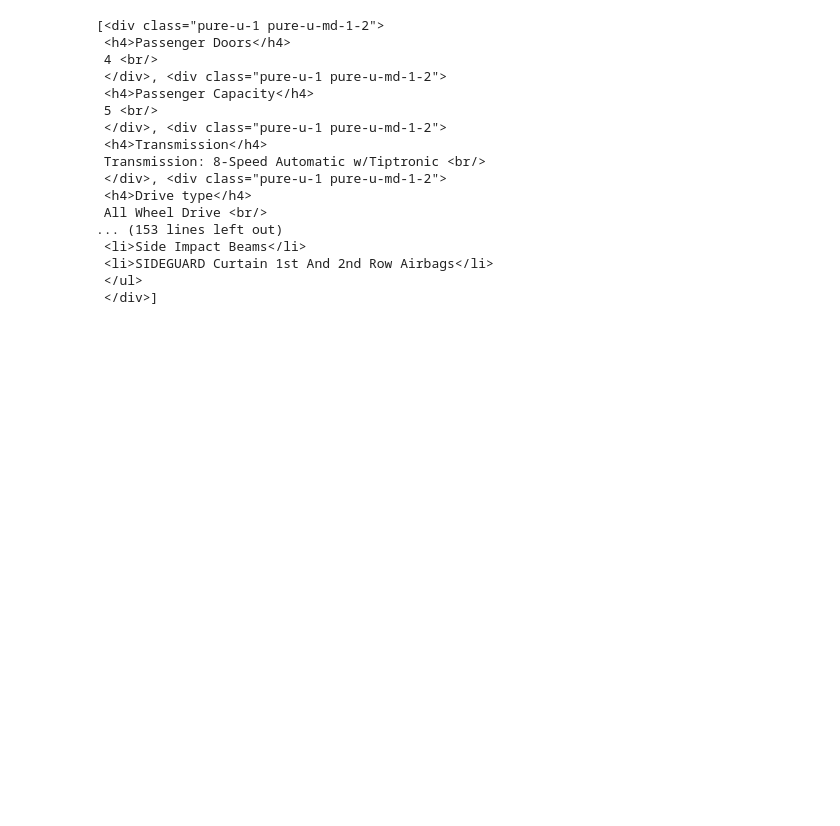
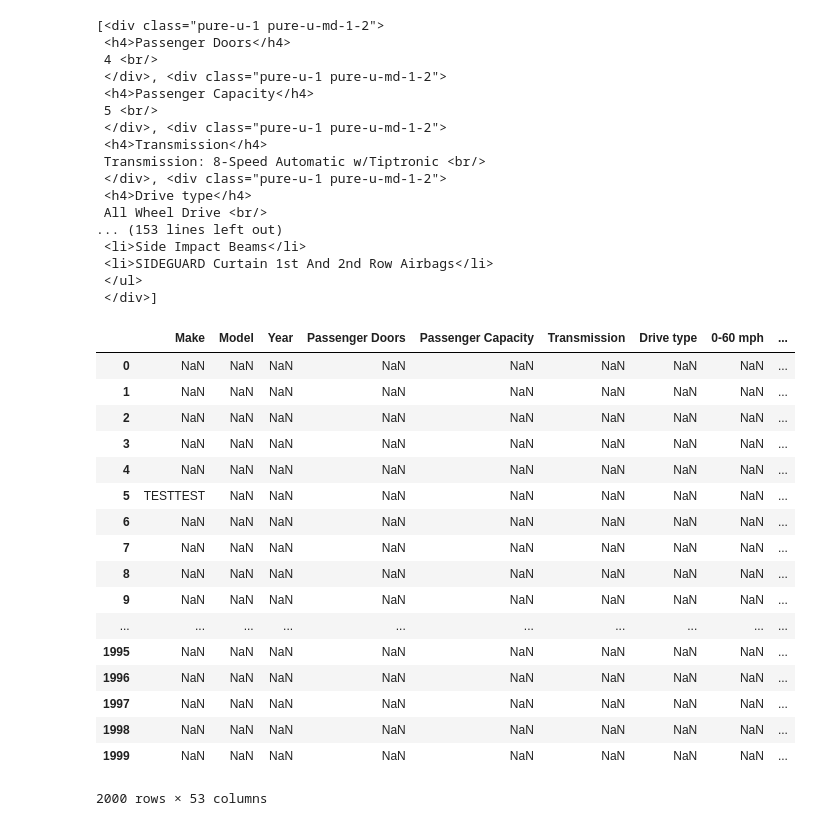
Before and after one commit to NicholasNikolov/2019-CarPriceModel, a Jupyter notebook: Web_Scraper.ipynb, the cells around one changed output. Saved outputs shown, nothing was run; the diff lists cells and outputs as text; code cells hidden in the pictures; blank space fills up the shorter version.

Commit message:
Data Writing Repaired

```diff
--- a/Web_Scraper.ipynb
+++ b/Web_Scraper.ipynb
@@ -256,3 +256,42 @@ BeautifulSoup(NewResponse.text,'html.parser').findAll(True,{'class':'pure-u-1 pu
  <li>SIDEGUARD Curtain 1st And 2nd Row Airbags</li>
  </ul>
  </div>]
+# %%
+# This assumes that all cars have the same variables
+link = 'https://www.carspecs.us/cars/2019/bmw/i8'
+NewResponse = requests.get(link)
+variables = []
+for i in range(50):
+    variables.append(BeautifulSoup(NewResponse.text,
+                                   'html.parser')
+                                    .findAll(True,{'class':'pure-u-1 pure-u-md-1-2'})[i]
+                                    .get_text().strip()
+                                    .split('\r\n')[0])
+variables.insert(0,'Make')
+variables.insert(1,'Model')
+variables.insert(2,'Year')
+CarData = pd.DataFrame(columns = variables,index=range(2000))
+
+
+
+CarData.loc[CarData.index[5], 'Make'] = "TESTTEST"
+CarData
+# %% [output]
+|  | Make | Model | Year | Passenger Doors | Passenger Capacity | Transmission | Drive type | 0-60 mph | ... |
+| 0 | NaN | NaN | NaN | NaN | NaN | NaN | NaN | NaN | ... |
+| 1 | NaN | NaN | NaN | NaN | NaN | NaN | NaN | NaN | ... |
+| 2 | NaN | NaN | NaN | NaN | NaN | NaN | NaN | NaN | ... |
+| 3 | NaN | NaN | NaN | NaN | NaN | NaN | NaN | NaN | ... |
+| 4 | NaN | NaN | NaN | NaN | NaN | NaN | NaN | NaN | ... |
+| 5 | TESTTEST | NaN | NaN | NaN | NaN | NaN | NaN | NaN | ... |
+| 6 | NaN | NaN | NaN | NaN | NaN | NaN | NaN | NaN | ... |
+| 7 | NaN | NaN | NaN | NaN | NaN | NaN | NaN | NaN | ... |
+| 8 | NaN | NaN | NaN | NaN | NaN | NaN | NaN | NaN | ... |
+| 9 | NaN | NaN | NaN | NaN | NaN | NaN | NaN | NaN | ... |
+| ... | ... | ... | ... | ... | ... | ... | ... | ... | ... |
+| 1995 | NaN | NaN | NaN | NaN | NaN | NaN | NaN | NaN | ... |
+| 1996 | NaN | NaN | NaN | NaN | NaN | NaN | NaN | NaN | ... |
+| 1997 | NaN | NaN | NaN | NaN | NaN | NaN | NaN | NaN | ... |
+| 1998 | NaN | NaN | NaN | NaN | NaN | NaN | NaN | NaN | ... |
+| 1999 | NaN | NaN | NaN | NaN | NaN | NaN | NaN | NaN | ... |
+2000 rows × 53 columns
```
Also changed, not shown: parts of 1 cell of this notebook, 2 other files.
